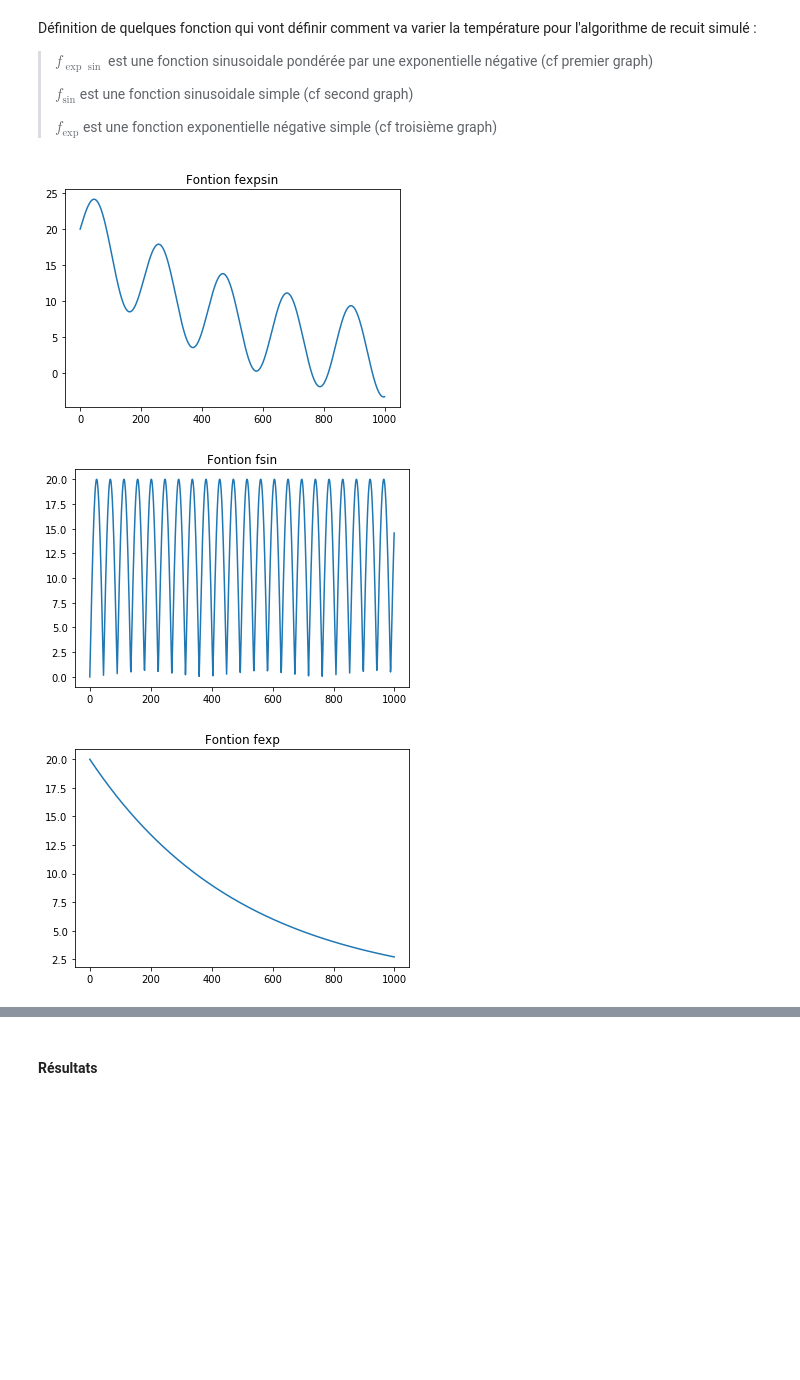
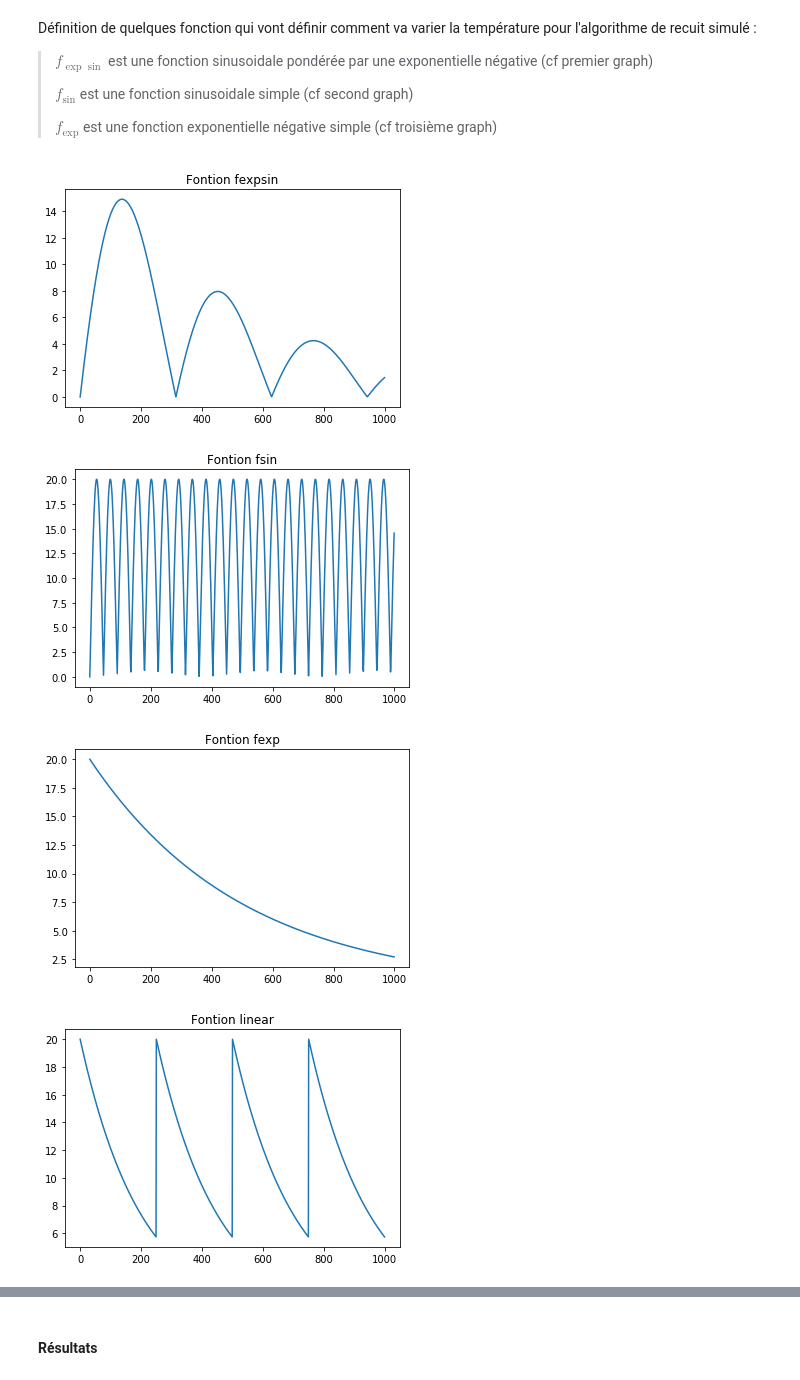
Before and after one commit to M-Garrigues/Quadratic-Assignment-Problem, a Jupyter notebook: notebooks/Taixxa.ipynb, the cells around one changed output, grey strips where cells are left out. Saved outputs shown, nothing was run; the diff lists cells and outputs as text; code cells hidden in the pictures; blank space fills up the shorter version.

```diff
--- a/notebooks/Taixxa.ipynb
+++ b/notebooks/Taixxa.ipynb
@@ -121,23 +142,29 @@ Définition de quelques fonction qui vont définir comment va varier la tempéra
 >\\( f_{\exp} \\) est une fonction exponentielle négative simple (cf troisième graph)
 # %%
 def fexpsin(t,i):
-    return t*np.exp(-float(i)/500.0) + 0.3*t*(np.sin(float(i)*0.03))
+    return t*np.exp(-float(i)/500.0)*np.abs((np.sin(float(i)*0.01)))
 def fsin(t,i):
     return t*np.abs(np.sin(float(i)*0.07))
 def fexp(t,i):
     return t*np.exp(-float(i)/500.0)
+def flinear(t,i):
+    return t*(0.995**(i%250))
 t = 20
 x = range(1000)
 y1 = [fexpsin(t,a) for a in x]
 y2 = [fsin(t,a) for a in x]
 y3 = [fexp(t,a) for a in x]
+y4 = [linear(t,a) for a in x]
 viewer = FitnessViewer(np.array(y1))
 viewer.plot('Fontion fexpsin')
 viewer = FitnessViewer(np.array(y2))
 viewer.plot('Fontion fsin')
 viewer = FitnessViewer(np.array(y3))
 viewer.plot('Fontion fexp')
+viewer = FitnessViewer(np.array(y4))
+viewer.plot('Fontion linear')
 # %% [output]
-[figure, old version]
+[figure, new version]
 [figure]
 [figure]
+[figure, added]
```
Also changed, not shown: parts of 25 cells of this notebook, 1 other file.
